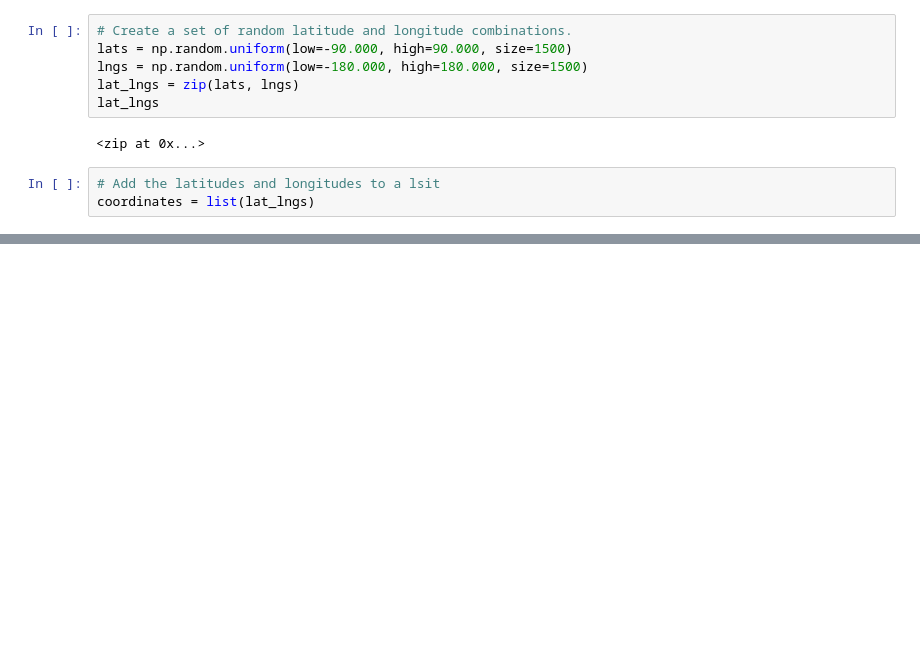
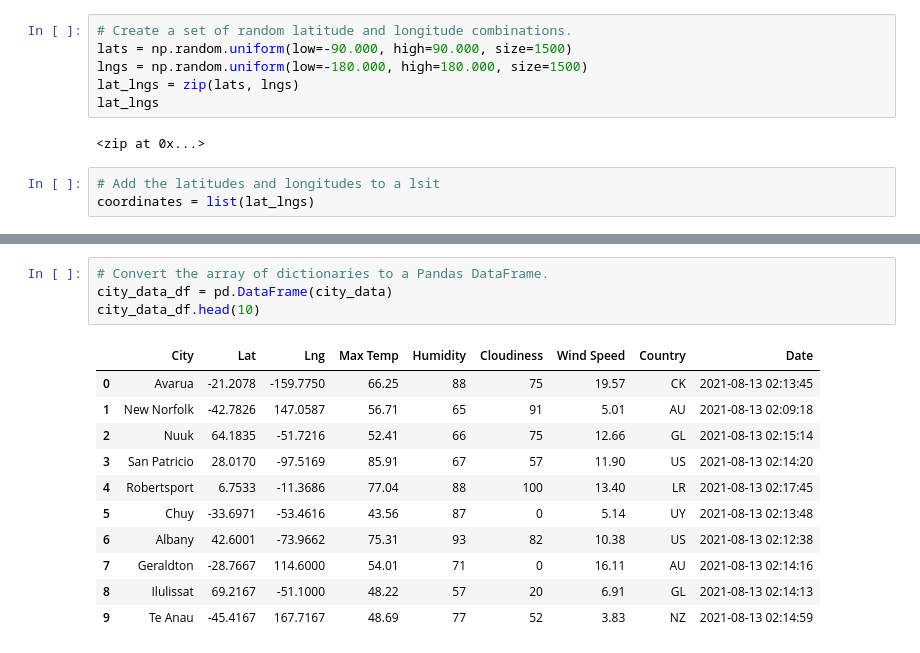
Before and after one commit to nickroach23/World_Weather_Analysis, a Jupyter notebook: WeatherPy.ipynb, the cells around one changed output, grey strips where cells are left out. Drawn from its saved outputs; the diff is of its cells as text; blank space fills up the shorter version.

```diff
--- a/WeatherPy.ipynb
+++ b/WeatherPy.ipynb
@@ -31,0 +127,16 @@ len(cities)
+# %%
+# Convert the array of dictionaries to a Pandas DataFrame.
+city_data_df = pd.DataFrame(city_data)
+city_data_df.head(10)
+# %% [output]
+|  | City | Lat | Lng | Max Temp | Humidity | Cloudiness | Wind Speed | Country | Date |
+| 0 | Avarua | -21.2078 | -159.7750 | 66.25 | 88 | 75 | 19.57 | CK | 2021-08-13 02:13:45 |
+| 1 | New Norfolk | -42.7826 | 147.0587 | 56.71 | 65 | 91 | 5.01 | AU | 2021-08-13 02:09:18 |
+| 2 | Nuuk | 64.1835 | -51.7216 | 52.41 | 66 | 75 | 12.66 | GL | 2021-08-13 02:15:14 |
+| 3 | San Patricio | 28.0170 | -97.5169 | 85.91 | 67 | 57 | 11.90 | US | 2021-08-13 02:14:20 |
+| 4 | Robertsport | 6.7533 | -11.3686 | 77.04 | 88 | 100 | 13.40 | LR | 2021-08-13 02:17:45 |
+| 5 | Chuy | -33.6971 | -53.4616 | 43.56 | 87 | 0 | 5.14 | UY | 2021-08-13 02:13:48 |
+| 6 | Albany | 42.6001 | -73.9662 | 75.31 | 93 | 82 | 10.38 | US | 2021-08-13 02:12:38 |
+| 7 | Geraldton | -28.7667 | 114.6000 | 54.01 | 71 | 0 | 16.11 | AU | 2021-08-13 02:14:16 |
+| 8 | Ilulissat | 69.2167 | -51.1000 | 48.22 | 57 | 20 | 6.91 | GL | 2021-08-13 02:14:13 |
+| 9 | Te Anau | -45.4167 | 167.7167 | 48.69 | 77 | 52 | 3.83 | NZ | 2021-08-13 02:14:59 |
```
Also changed, not shown: parts of 9 cells of this notebook, 4 other files.
